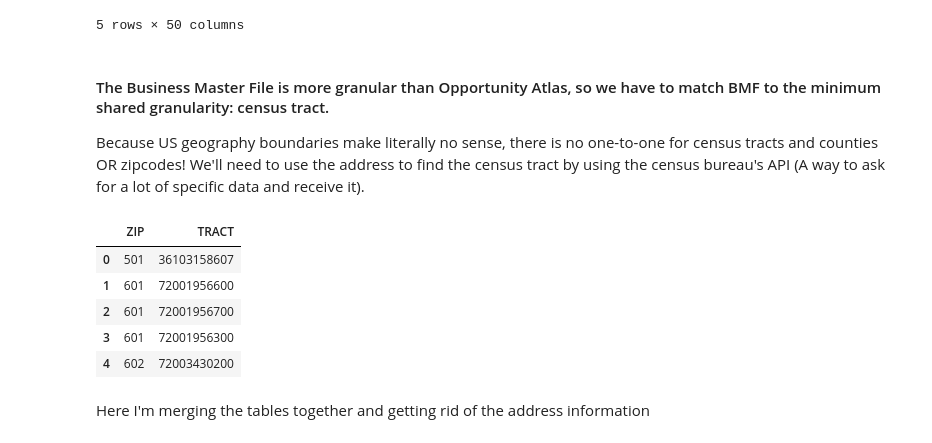
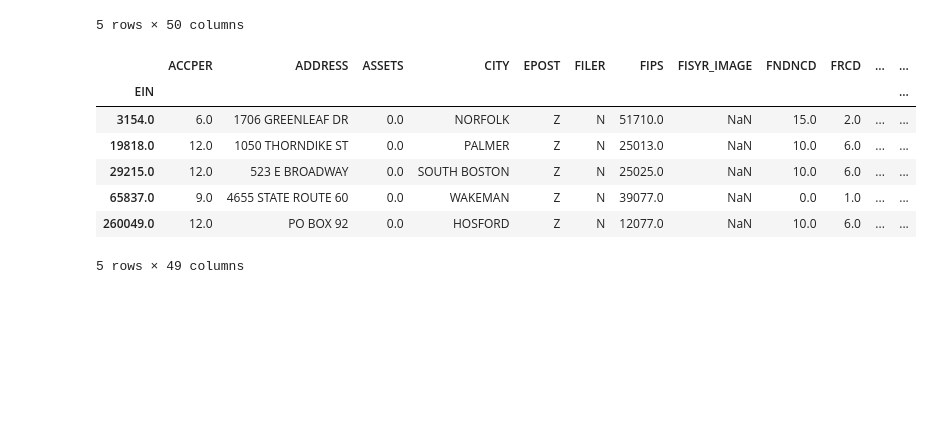
Before and after one commit to KatiaMinaWilliams/spinach-sweaters, a Jupyter notebook: NPOpp/NPOpp_clean_and_merge.ipynb, the cells around one changed output. Cells and saved outputs as stored; diff of their text form; code cells hidden in the pictures; blank space fills up the shorter version.

```diff
--- a/NPOpp/NPOpp_clean_and_merge.ipynb
+++ b/NPOpp/NPOpp_clean_and_merge.ipynb
@@ -55,21 +56,16 @@ BMF_2015.head()
 5 rows × 50 columns
 # %%
 #Since the same org will appear several times, this will get rid of duplicates
-BMF_2015.drop_duplicates(inplace = True)
+#BMF_2015.drop_duplicates(inplace = True)
+
+BMF_2015_unique = BMF_2015.groupby("EIN").first()
+BMF_2015_unique.head()
+# %% [output]
+|  | ACCPER | ADDRESS | ASSETS | CITY | EPOST | FILER | FIPS | FISYR_IMAGE | FNDNCD | FRCD | ... | ... |
+| EIN |  |  |  |  |  |  |  |  |  |  |  | ... |
+| 3154.0 | 6.0 | 1706 GREENLEAF DR | 0.0 | NORFOLK | Z | N | 51710.0 | NaN | 15.0 | 2.0 | ... | ... |
+| 19818.0 | 12.0 | 1050 THORNDIKE ST | 0.0 | PALMER | Z | N | 25013.0 | NaN | 10.0 | 6.0 | ... | ... |
+| 29215.0 | 12.0 | 523 E BROADWAY | 0.0 | SOUTH BOSTON | Z | N | 25025.0 | NaN | 10.0 | 6.0 | ... | ... |
+| 65837.0 | 9.0 | 4655 STATE ROUTE 60 | 0.0 | WAKEMAN | Z | N | 39077.0 | NaN | 0.0 | 1.0 | ... | ... |
+| 260049.0 | 12.0 | PO BOX 92 | 0.0 | HOSFORD | Z | N | 12077.0 | NaN | 10.0 | 6.0 | ... | ... |
+5 rows × 49 columns
-# %% [markdown]
-#### The Business Master File is more granular than Opportunity Atlas, so we have to match BMF to the minimum shared granularity: census tract.
-
-Because US geography boundaries make literally no sense, there is no one-to-one for census tracts and counties OR zipcodes! We'll need to use the address to find the census tract by using the census bureau's API (A way to ask for a lot of specific data and receive it).
-# %%
-z_to_c_2010 = pd.read_excel("ZIP_TRACT_032010.xlsx").iloc[:, [0,1]]
-z_to_c_2015 = pd.read_excel("ZIP_TRACT_122015.xlsx").iloc[:, [0,1]]
-z_to_c_2015.head()
-# %% [output]
-|  | ZIP | TRACT |
-| 0 | 501 | 36103158607 |
-| 1 | 601 | 72001956600 |
-| 2 | 601 | 72001956700 |
-| 3 | 601 | 72001956300 |
-| 4 | 602 | 72003430200 |
-# %% [markdown]
-Here I'm merging the tables together and getting rid of the address information
```
Also changed, not shown: parts of 15 cells of this notebook, 1 other file.
